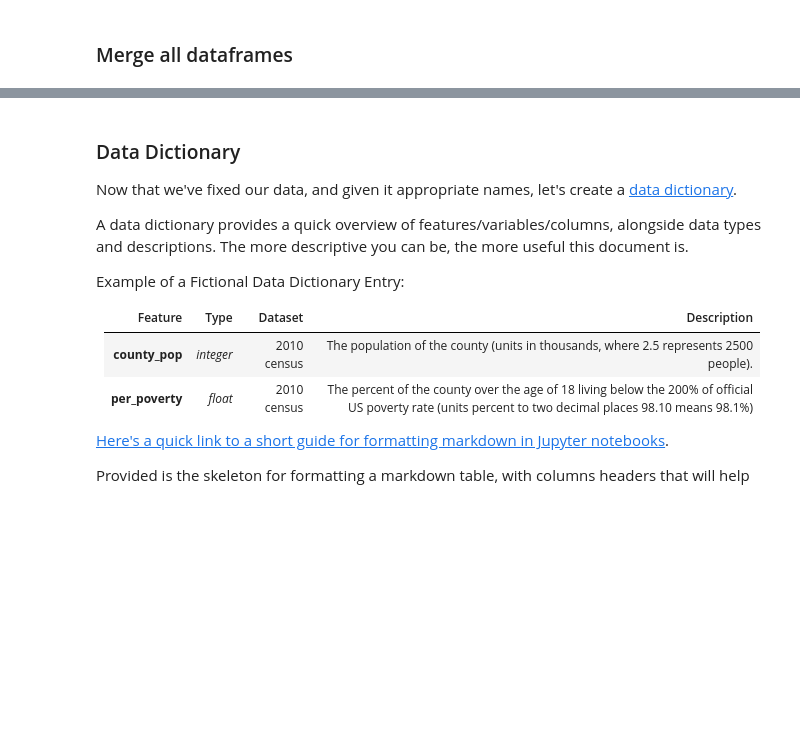
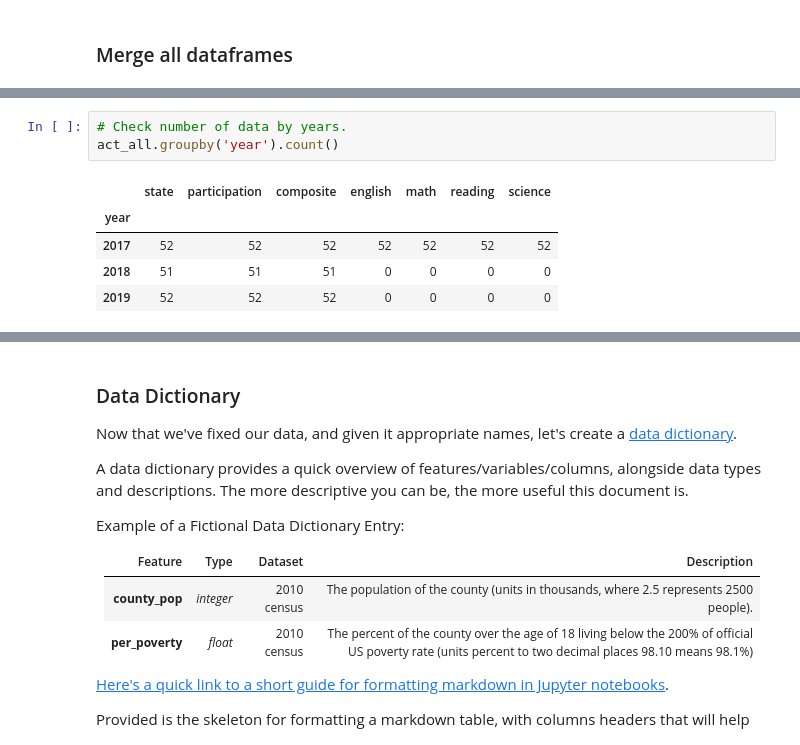
Before and after one commit to Chalermchon1993/DSI_Project_1_SAT_ACT, a Jupyter notebook: sat_act.ipynb, the cells around one changed output, grey strips where cells are left out. Cells and saved outputs as stored; diff of their text form; blank space fills up the shorter version.

```diff
--- a/sat_act.ipynb
+++ b/sat_act.ipynb
@@ -832,0 +940,9 @@ print(act_18.shape)
+# %%
+# Check number of data by years.
+act_all.groupby('year').count()
+# %% [output]
+|  | state | participation | composite | english | math | reading | science |
+| year |  |  |  |  |  |  |  |
+| 2017 | 52 | 52 | 52 | 52 | 52 | 52 | 52 |
+| 2018 | 51 | 51 | 51 | 0 | 0 | 0 | 0 |
+| 2019 | 52 | 52 | 52 | 0 | 0 | 0 | 0 |
```
Also changed, not shown: parts of 19 cells of this notebook.
